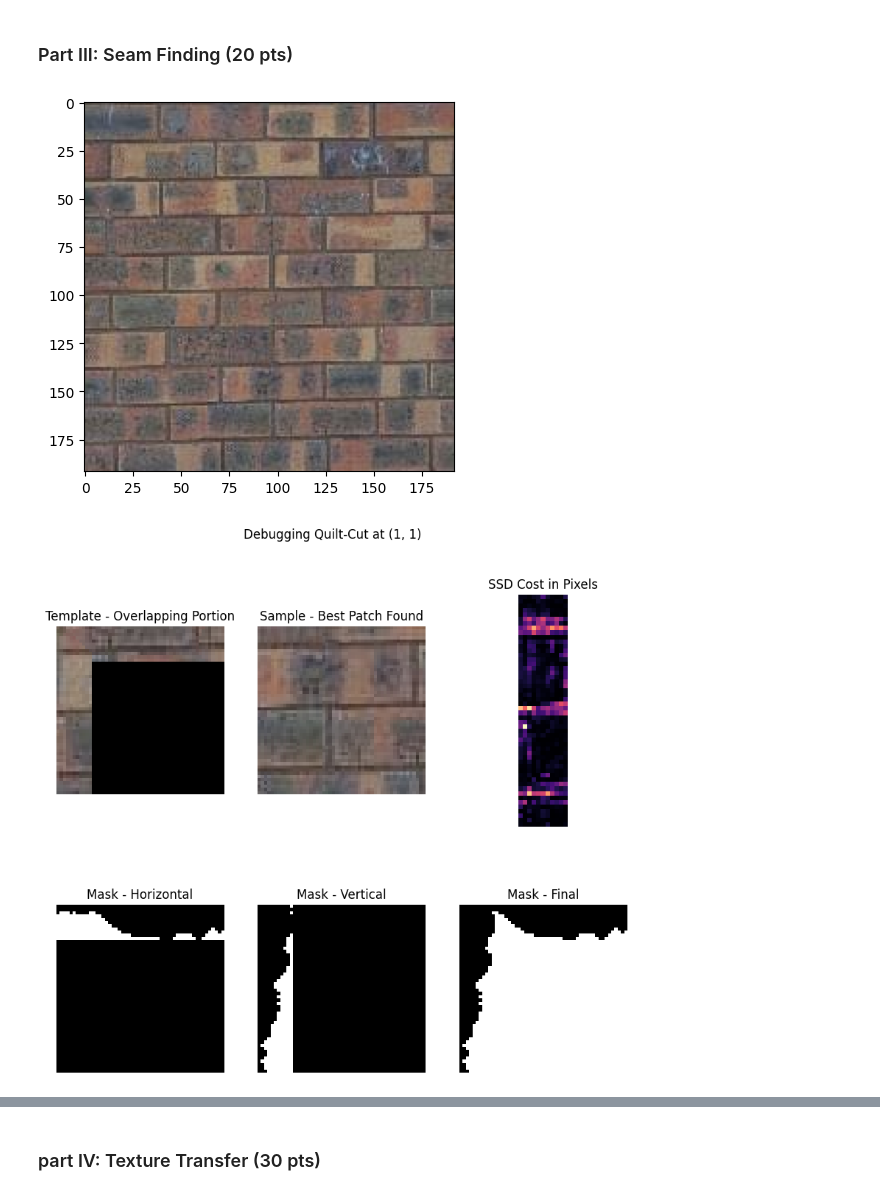
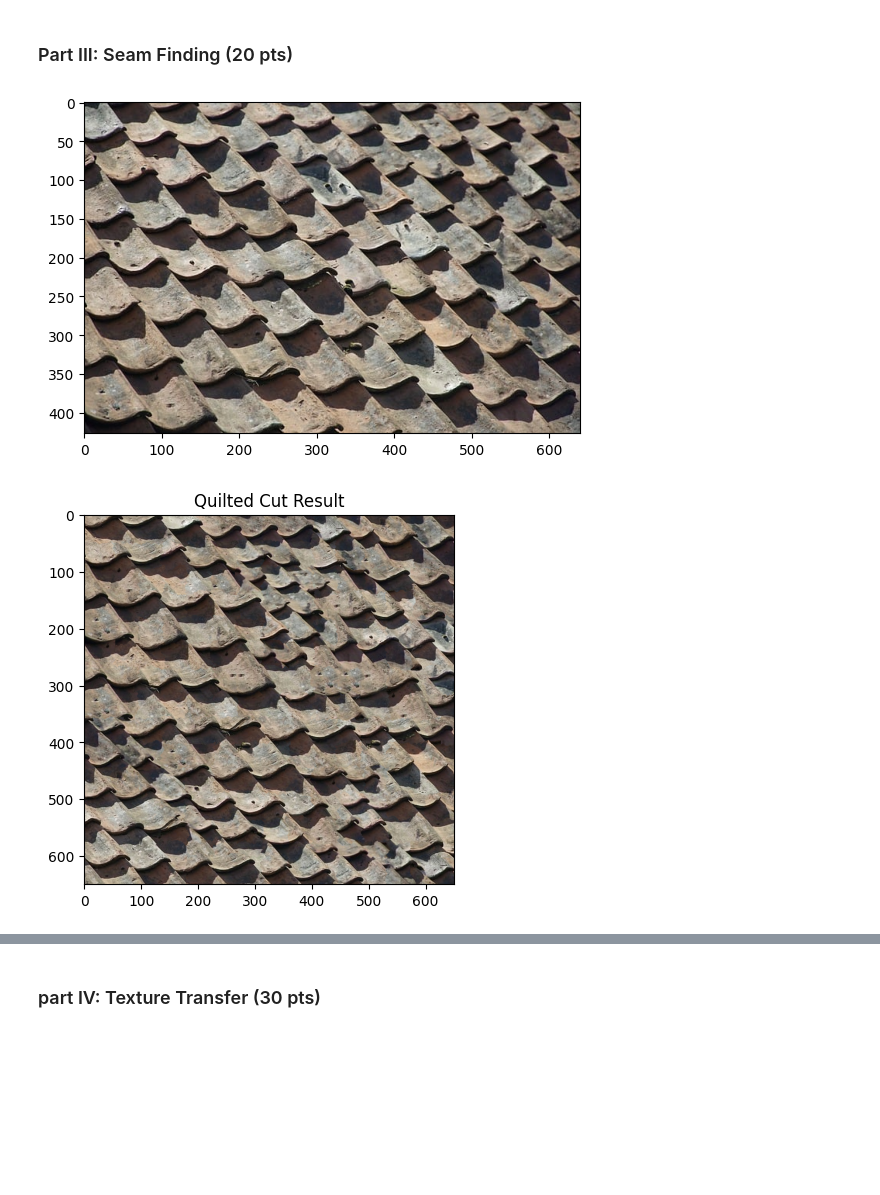
Before and after one commit to ByeongKyuPark/ByeongKyuPark.github.io, a Jupyter notebook: CS445_Proj2_Starter_(1)_grok3.ipynb, the cells around one changed output, grey strips where cells are left out. Saved outputs shown, nothing was run; the diff lists cells and outputs as text; code cells hidden in the pictures; blank space fills up the shorter version.

```diff
--- a/CS445_Proj2_Starter_(1)_grok3.ipynb
+++ b/CS445_Proj2_Starter_(1)_grok3.ipynb
@@ -328,24 +328,24 @@ def quilt_cut(sample, out_size, patch_size, overlap, tol, illustrate_patch=(1, 1
     return np.clip(output, 0, 255).astype(np.uint8)
 # %%
 #sample_img_fn = 'samples/bricks_small.jpg'
-sample_img_fn = 'samples/bricks_small.jpg'
+sample_img_fn = 'samples/roof.jpg'
 
 sample_img = cv2.cvtColor(cv2.imread(sample_img_fn), cv2.COLOR_BGR2RGB)
 plt.imshow(sample_img)
 plt.show()
 
-out_size = 250  # 300, change these parameters as needed
-patch_size = 52 # 25
+out_size = 650  # 300, change these parameters as needed
+patch_size = 55 # 25
 overlap = 11   # 11
 tol = 3
 
 res = quilt_cut(sample_img, out_size, patch_size, overlap, tol)
 
 if res is not None:
     #plt.figure(figsize=(15,15))
     plt.imshow(res)
     plt.title("Quilted Cut Result")
     plt.show()
 # %% [output]
-[figure, old version]
+[figure, new version]
-[figure, old version]
+[figure, new version]
```
Also changed, not shown: parts of 7 cells of this notebook.
